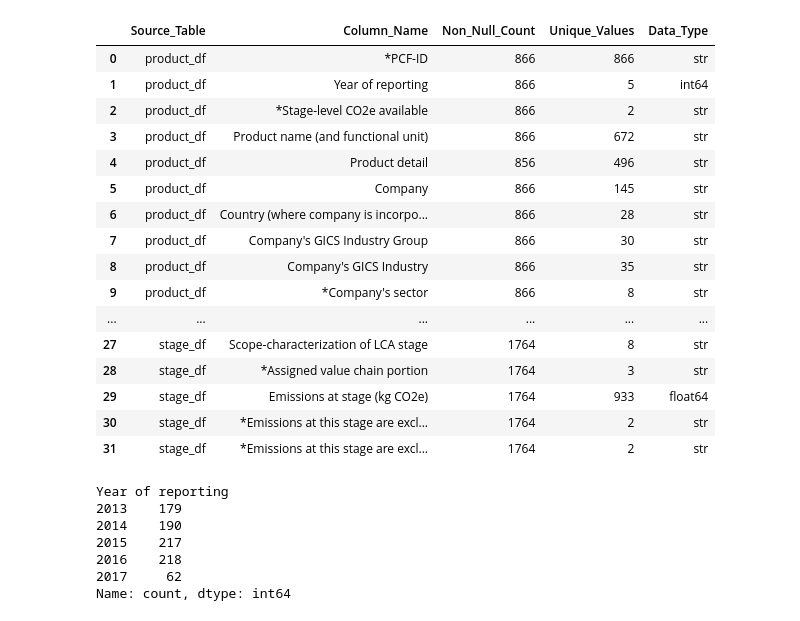
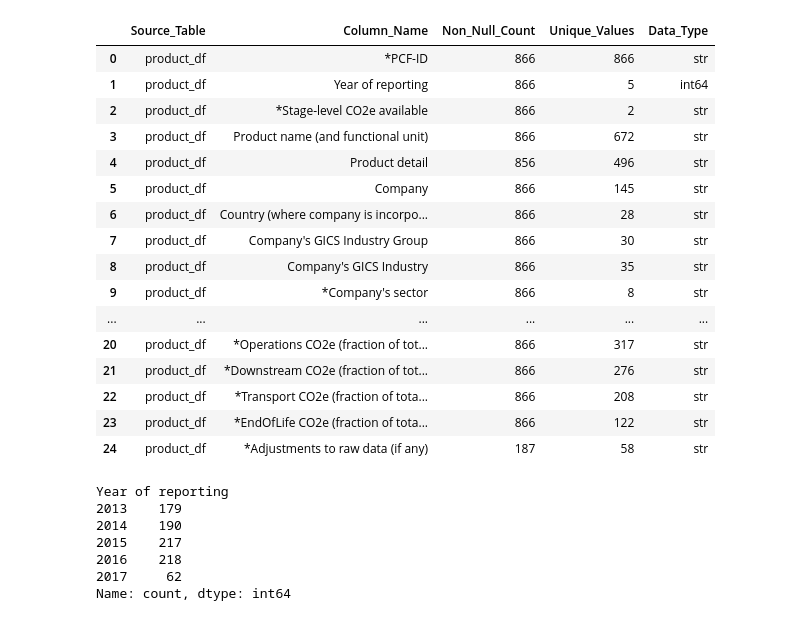
Before and after one commit to samina265/pcf-quality-framework, a Jupyter notebook: BEACON-PCF/notebooks/pre-eng (1).ipynb, the cells around one changed output. Saved outputs shown, nothing was run; the diff lists cells and outputs as text; code cells hidden in the pictures.

Commit message:
spliting data

```diff
--- a/BEACON-PCF/notebooks/pre-eng (1).ipynb
+++ b/BEACON-PCF/notebooks/pre-eng (1).ipynb
@@ -3,5 +8,9 @@ import pandas as pd
+# %%
+DATA_DIR = Path("../data")
 # %%
-product_df = pd.read_csv("/workspaces/hi/ProductLevel.csv", encoding="latin1")
-stage_df = pd.read_csv("/workspaces/hi/Stage Level Data.csv", encoding="latin1")
+product_df = pd.read_csv(
+    DATA_DIR / "PublicTablesForCarbonCatalogueDataDescriptor_v30Oct2021(Product Level Data).csv",
+    encoding="latin1"
+)
 # %%
 print(f"Product Dataset:  {product_df.shape}")
@@ -49,47 +39,40 @@ memory usage: 96.6 KB
 # %%
-import pandas as pd
+
 
 
 product_data_summary = pd.DataFrame({
     'Source_Table': 'product_df',
     'Column_Name': product_df.columns,
     'Non_Null_Count': product_df.notnull().sum().values,
     'Unique_Values': product_df.nunique().values,
     'Data_Type': product_df.dtypes.values
 })
 
 
-stage_data_summary = pd.DataFrame({
-    'Source_Table': 'stage_df',
-    'Column_Name': stage_df.columns,
-    'Non_Null_Count': stage_df.notnull().sum().values,
-    'Unique_Values': stage_df.nunique().values,
-    'Data_Type': stage_df.dtypes.values
-})
-
-key_summary_data = pd.concat([product_data_summary, stage_data_summary], ignore_index=True)
 
 
 
-display(key_summary_data)
+
+
+display(product_data_summary)
 # %% [output]
 |  | Source_Table | Column_Name | Non_Null_Count | Unique_Values | Data_Type |
 | 0 | product_df | *PCF-ID | 866 | 866 | str |
 | 1 | product_df | Year of reporting | 866 | 5 | int64 |
 | 2 | product_df | *Stage-level CO2e available | 866 | 2 | str |
 | 3 | product_df | Product name (and functional unit) | 866 | 672 | str |
 | 4 | product_df | Product detail | 856 | 496 | str |
 | 5 | product_df | Company | 866 | 145 | str |
 | 6 | product_df | Country (where company is incorpo... | 866 | 28 | str |
 | 7 | product_df | Company's GICS Industry Group | 866 | 30 | str |
 | 8 | product_df | Company's GICS Industry | 866 | 35 | str |
 | 9 | product_df | *Company's sector | 866 | 8 | str |
 | ... | ... | ... | ... | ... | ... |
-| 27 | stage_df | Scope-characterization of LCA stage | 1764 | 8 | str |
-| 28 | stage_df | *Assigned value chain portion | 1764 | 3 | str |
-| 29 | stage_df | Emissions at stage (kg CO2e) | 1764 | 933 | float64 |
-| 30 | stage_df | *Emissions at this stage are excl... | 1764 | 2 | str |
-| 31 | stage_df | *Emissions at this stage are excl... | 1764 | 2 | str |
+| 20 | product_df | *Operations CO2e (fraction of tot... | 866 | 317 | str |
+| 21 | product_df | *Downstream CO2e (fraction of tot... | 866 | 276 | str |
+| 22 | product_df | *Transport CO2e (fraction of tota... | 866 | 208 | str |
+| 23 | product_df | *EndOfLife CO2e (fraction of tota... | 866 | 122 | str |
+| 24 | product_df | *Adjustments to raw data (if any) | 187 | 58 | str |
 # %%
 product_df['Year of reporting'].value_counts().sort_index()
 # %% [output]
```
Also changed, not shown: parts of 28 cells of this notebook, 3 other files.
